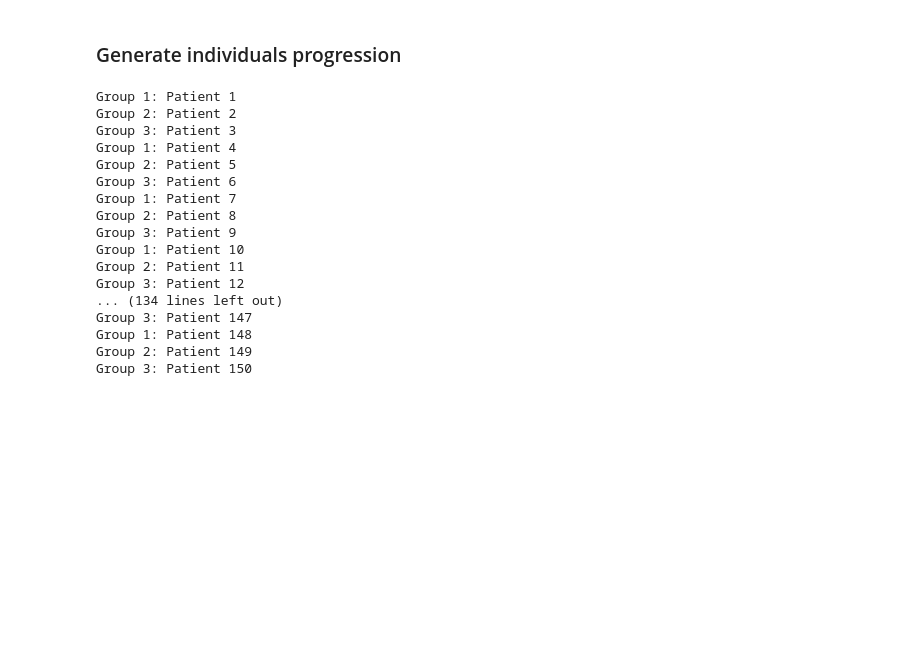
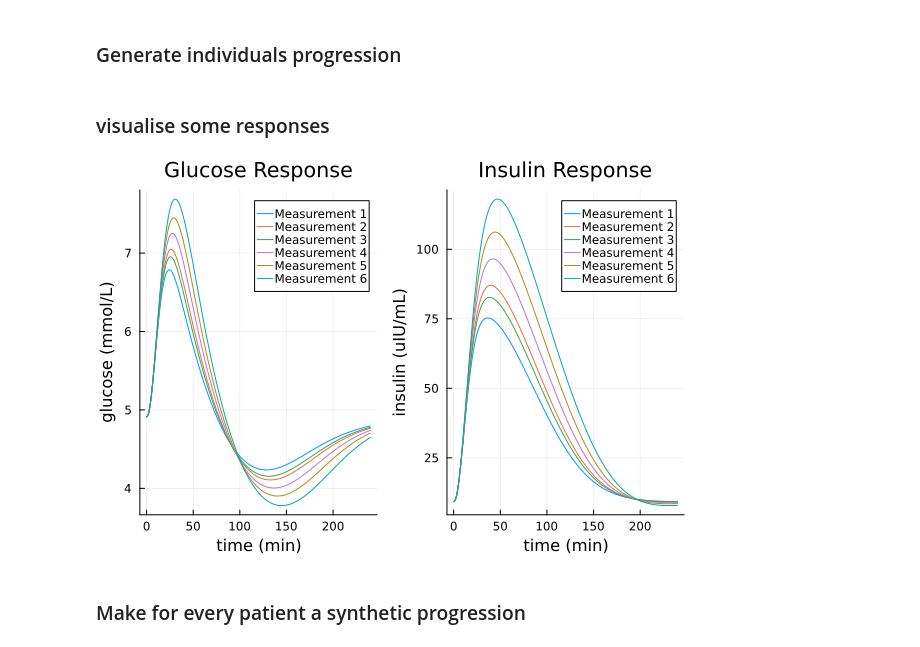
Before and after one commit to JDQuadt/EDES, a Jupyter notebook: MIRLIR_pipeline/MIRLIR_synthetic_data.ipynb, the cells around one changed output. Drawn from its saved outputs; the diff is of its cells as text; code cells hidden in the pictures; blank space fills up the shorter version.

```diff
--- a/MIRLIR_pipeline/MIRLIR_synthetic_data.ipynb
+++ b/MIRLIR_pipeline/MIRLIR_synthetic_data.ipynb
@@ -159,35 +137,3 @@ Synthetic_population_healthy
 # loaded_data = JLD2.load("./Metadata/Initial_patients.jld2")["Synthetic_population_healthy"]
 # %% [markdown]
 ### Generate individuals progression
-# %%
-training_data = JLD2.load("./Metadata/Initial_training_patients.jld2")["Synthetic_population_healthy"]
-test_data = JLD2.load("./Metadata/Initial_test_patients.jld2")["Synthetic_population_healthy"]
-
-# seperate the training data into MIR LIR & healthy
-for i in 1:length(training_data)
-    if i % 3 == 1
-        println("Group 1: Patient $i")
-    elseif i % 3 == 2
-        println("Group 2: Patient $i")
-    else
-        println("Group 3: Patient $i")
-    end
-end
-# %% [output]
-Group 1: Patient 1
-Group 2: Patient 2
-Group 3: Patient 3
-Group 1: Patient 4
-Group 2: Patient 5
-Group 3: Patient 6
-Group 1: Patient 7
-Group 2: Patient 8
-Group 3: Patient 9
-Group 1: Patient 10
-Group 2: Patient 11
-Group 3: Patient 12
-... (134 lines left out)
-Group 3: Patient 147
-Group 1: Patient 148
-Group 2: Patient 149
-Group 3: Patient 150
@@ -193,0 +235,14 @@ Group 3: Patient 150
+# %% [markdown]
+### visualise some responses
+# %%
+# load the training progressions
+# training_progressions = JLD2.load("Metadata/Training_progressions.jld2")["training_progressions"];
+
+# select the first progression
+progression =  training_progressions[2]
+model = progression.patient.EDES
+
+# plot the meal response
+PlotMealResponse(model, progression.parameter_names, progression.parameter_values)
+# %% [output]
+[figure, added]
@@ -193,0 +251,2 @@ Group 3: Patient 150
+# %% [markdown]
+### Make for every patient a synthetic progression
```
Also changed, not shown: parts of 8 cells of this notebook, 9 other files.
